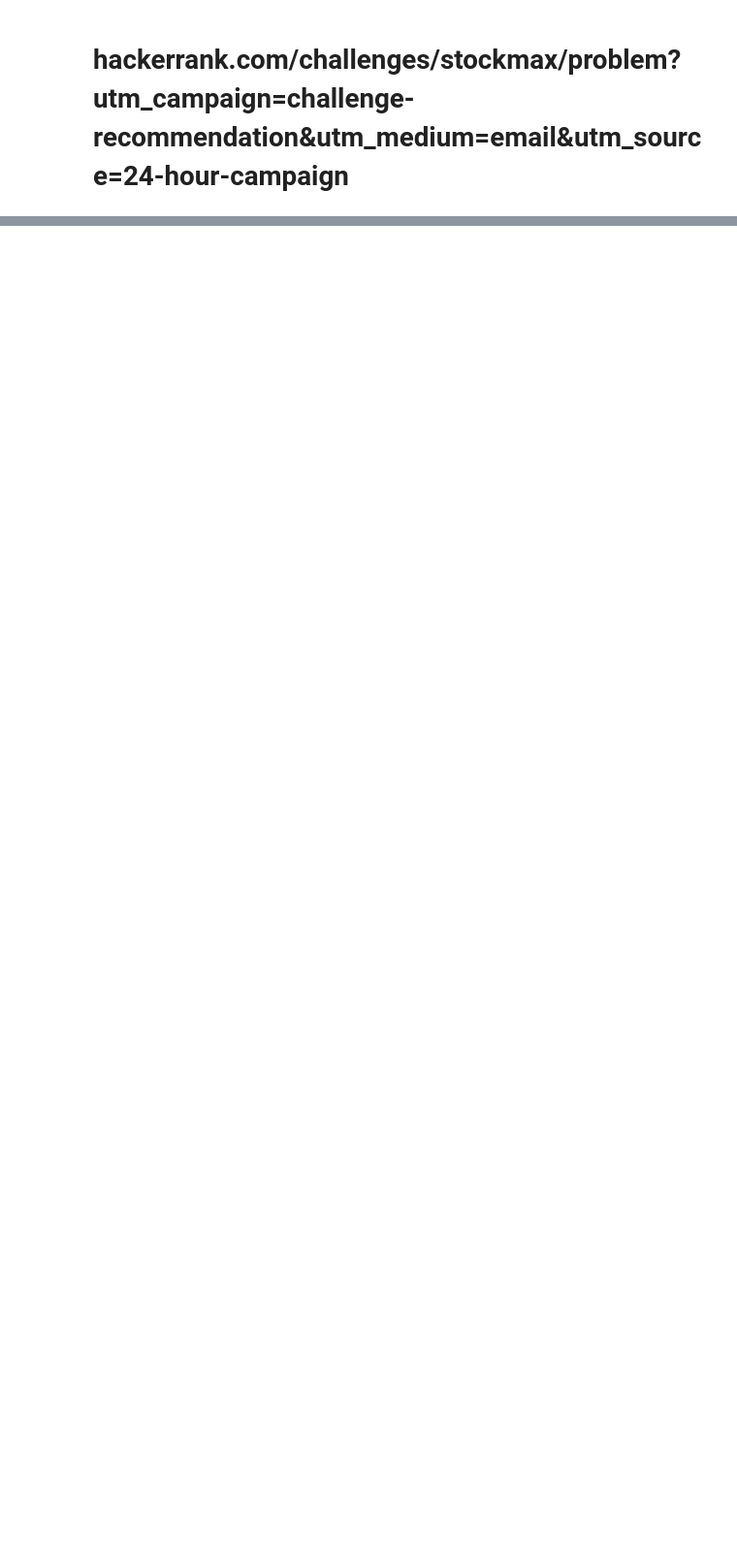
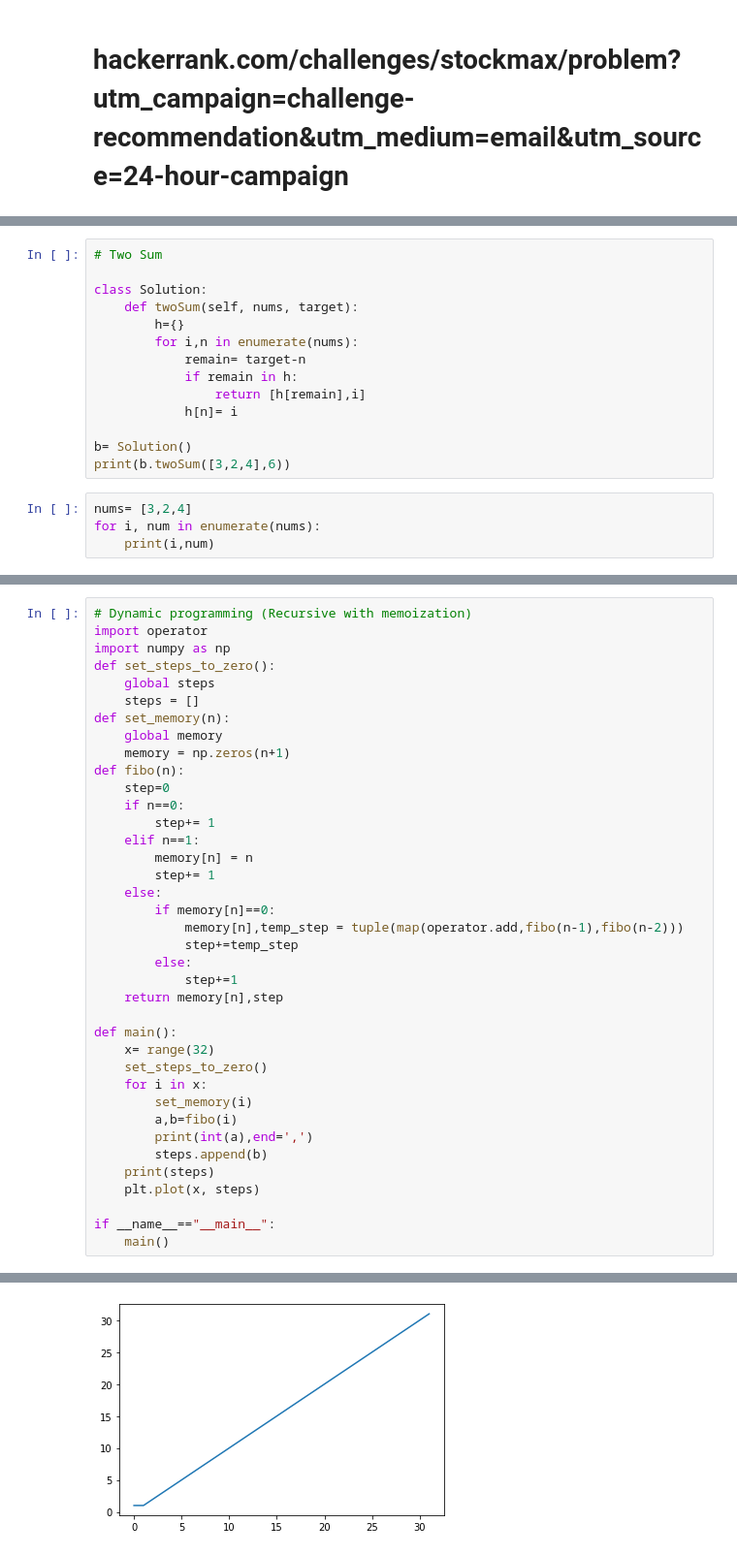
Before and after one commit to Sanijg/One-python-program-a-day, a Jupyter notebook: python.ipynb, the cells around one changed output, grey strips where cells are left out. Shown: that part at 97% size. Saved outputs shown, nothing was run; the diff lists cells and outputs as text; blank space fills up the shorter version.

```diff
--- a/python.ipynb
+++ b/python.ipynb
@@ -1041,0 +1444,18 @@ SyntaxError: invalid syntax (<ipython-input-20-197491ee1371>, line 3)
+# %%
+# Two Sum
+
+class Solution:
+    def twoSum(self, nums, target):
+        h={}
+        for i,n in enumerate(nums):
+            remain= target-n
+            if remain in h:
+                return [h[remain],i]
+            h[n]= i
+
+b= Solution()
+print(b.twoSum([3,2,4],6))
+# %%
+nums= [3,2,4]
+for i, num in enumerate(nums):
+    print(i,num)
@@ -1041,0 +1696,39 @@ SyntaxError: invalid syntax (<ipython-input-20-197491ee1371>, line 3)
+# %%
+# Dynamic programming (Recursive with memoization)
+import operator
+import numpy as np
+def set_steps_to_zero():
+    global steps
+    steps = []
+def set_memory(n):
+    global memory
+    memory = np.zeros(n+1)
+def fibo(n):
+    step=0
+    if n==0:
+        step+= 1
+    elif n==1:
+        memory[n] = n
+        step+= 1
+    else:
+        if memory[n]==0:
+            memory[n],temp_step = tuple(map(operator.add,fibo(n-1),fibo(n-2)))
+            step+=temp_step
+        else:
+            step+=1
+    return memory[n],step
+
+def main():
+    x= range(32)
+    set_steps_to_zero()
+    for i in x:
+        set_memory(i)
+        a,b=fibo(i)
+        print(int(a),end=',')
+        steps.append(b)
+    print(steps)
+    plt.plot(x, steps)
+
+if __name__=="__main__":
+    main()
+# %% [output]
@@ -1041,0 +1736 @@ SyntaxError: invalid syntax (<ipython-input-20-197491ee1371>, line 3)
+[figure, added]
```
Also changed, not shown: parts of 66 cells of this notebook.
